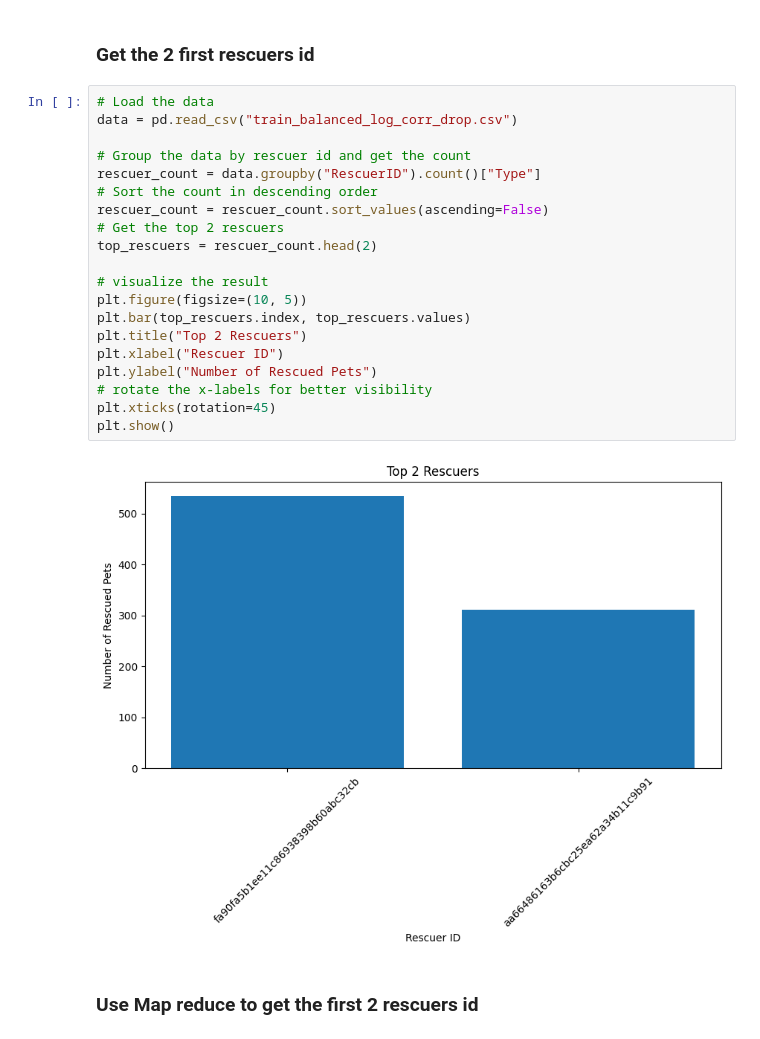
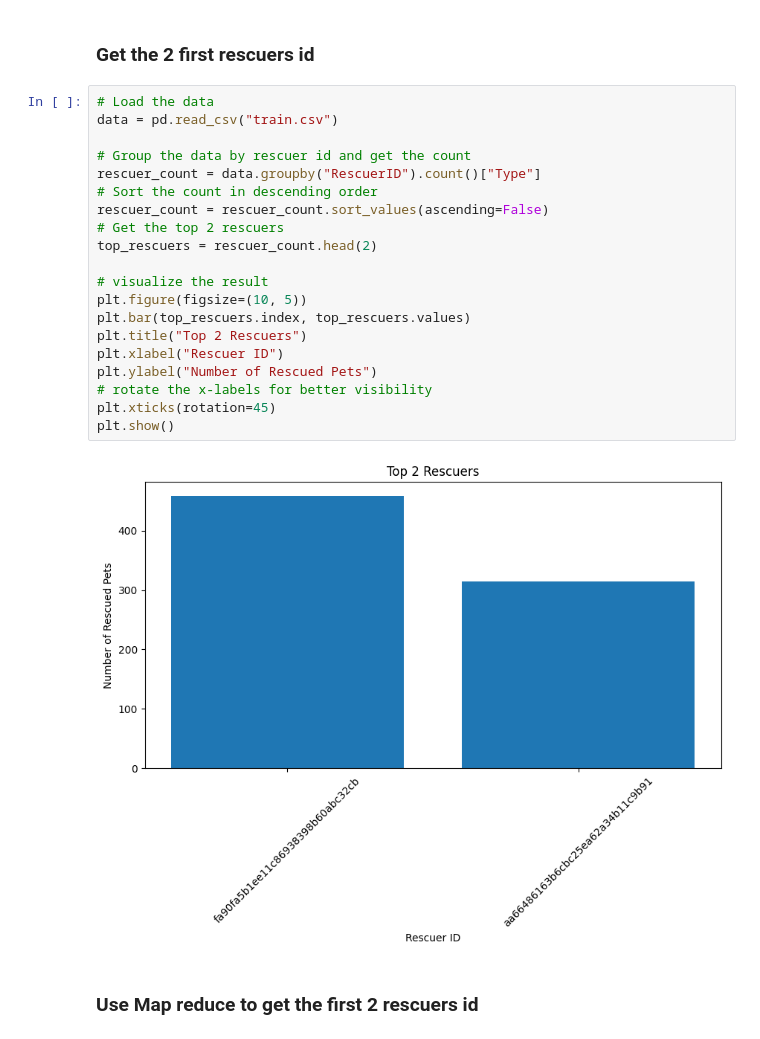
Before and after one commit to osamamagdy/PetFinder, a Jupyter notebook: data_visualization.ipynb, the cells around one changed output. Saved outputs shown, nothing was run; the diff lists cells and outputs as text.

Commit message:
add more insights in data visualization

```diff
--- a/data_visualization.ipynb
+++ b/data_visualization.ipynb
@@ -680,26 +781,26 @@ plt.show()
 ### Get the 2 first rescuers id
 # %%
 # Load the data
-data = pd.read_csv("train_balanced_log_corr_drop.csv")
+data = pd.read_csv("train.csv")
 
 # Group the data by rescuer id and get the count
 rescuer_count = data.groupby("RescuerID").count()["Type"]
 # Sort the count in descending order
 rescuer_count = rescuer_count.sort_values(ascending=False)
 # Get the top 2 rescuers
 top_rescuers = rescuer_count.head(2)
 
 # visualize the result
 plt.figure(figsize=(10, 5))
 plt.bar(top_rescuers.index, top_rescuers.values)
 plt.title("Top 2 Rescuers")
 plt.xlabel("Rescuer ID")
 plt.ylabel("Number of Rescued Pets")
 # rotate the x-labels for better visibility
 plt.xticks(rotation=45)
 plt.show()
 # %% [output]
-[figure, old version]
+[figure, new version]
 # %% [markdown]
 ### Use Map reduce to get the first 2 rescuers id
 # %%
```
Also changed, not shown: parts of 20 cells of this notebook.
